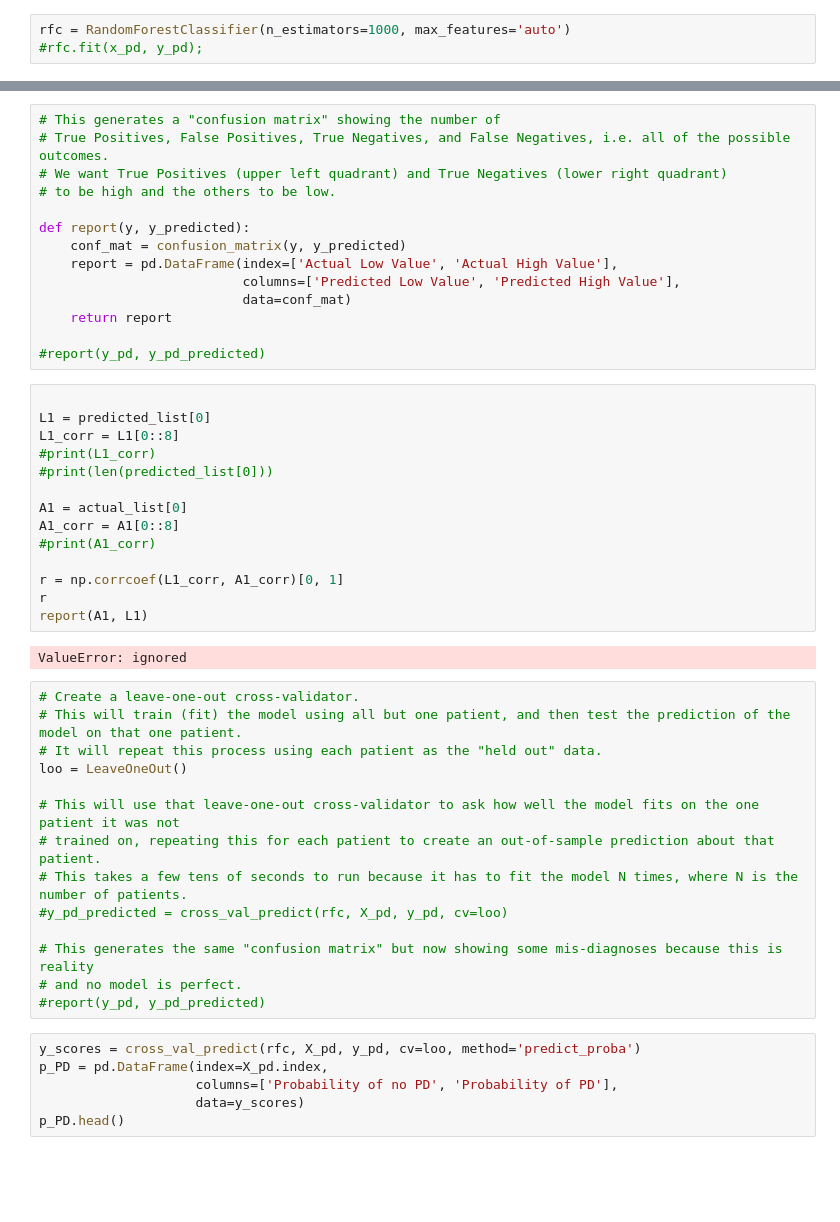
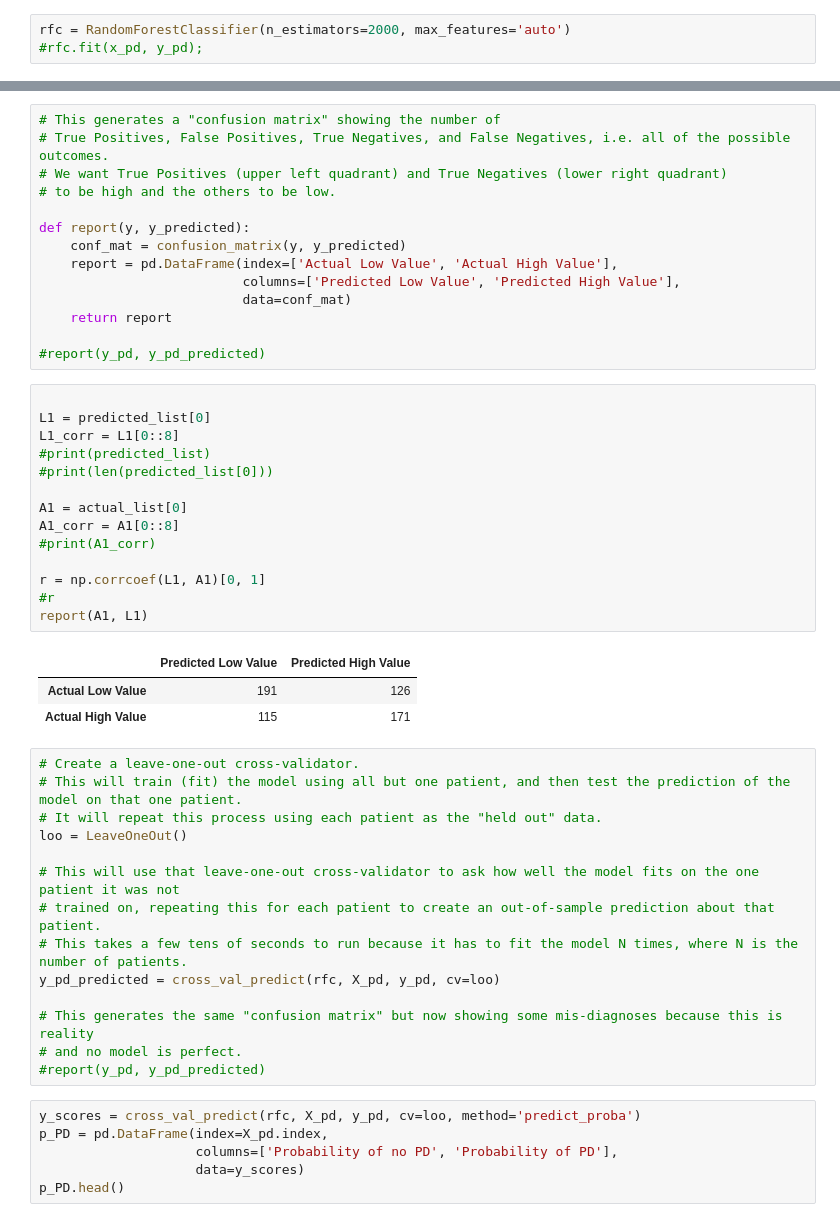
Before and after one commit to blelliott23/neuro-data-analysis-course, a Jupyter notebook: VDR_Decoding_v2.ipynb, the cells around one changed output, grey strips where cells are left out. Saved outputs shown, nothing was run; the diff lists cells and outputs as text; blank space fills up the shorter version.

```diff
--- a/VDR_Decoding_v2.ipynb
+++ b/VDR_Decoding_v2.ipynb
@@ -102,7 +102,7 @@ print(test_list)
 [122, 151, 72, 137, 45, 96, 6, 23, 92, 194, 7, 91, 36, 144, 19, 62, 157, 198, 189, 134, 35, 187, 173, 174, 94, 10, 65, 114, 105, 141, 102, 138, 34, 128, 130, 110, 150, 183, 31, 33, 163, 169, 111, 98,  ...
 [1, 2, 4, 8, 9, 11, 12, 13, 14, 15, 16, 18, 20, 21, 22, 24, 26, 27, 28, 29, 32, 37, 38, 39, 42, 43, 48, 49, 51, 52, 53, 57, 59, 60, 63, 64, 66, 67, 68, 69, 70, 71, 73, 74, 75, 79, 82, 84, 85, 87, 88,  ...
 # %%
-rfc = RandomForestClassifier(n_estimators=1000, max_features='auto')
+rfc = RandomForestClassifier(n_estimators=2000, max_features='auto')
 #rfc.fit(x_pd, y_pd);
 # %%
 #df_1 = df_1.drop(['Unnamed: 0','Subject'], axis=1)
@@ -192,19 +192,21 @@ def report(y, y_predicted):
 # %%
 
 L1 = predicted_list[0]
 L1_corr = L1[0::8]
-#print(L1_corr)
+#print(predicted_list)
 #print(len(predicted_list[0]))
 
 A1 = actual_list[0]
 A1_corr = A1[0::8]
 #print(A1_corr)
 
-r = np.corrcoef(L1_corr, A1_corr)[0, 1]
-r
+r = np.corrcoef(L1, A1)[0, 1]
+#r
 report(A1, L1)
 # %% [output]
-ValueError: ignored
+|  | Predicted Low Value | Predicted High Value |
+| Actual Low Value | 191 | 126 |
+| Actual High Value | 115 | 171 |
 # %%
 # Create a leave-one-out cross-validator.
 # This will train (fit) the model using all but one patient, and then test the prediction of the model on that one patient.
@@ -214,7 +216,7 @@ loo = LeaveOneOut()
 # This will use that leave-one-out cross-validator to ask how well the model fits on the one patient it was not
 # trained on, repeating this for each patient to create an out-of-sample prediction about that patient.
 # This takes a few tens of seconds to run because it has to fit the model N times, where N is the number of patients.
-#y_pd_predicted = cross_val_predict(rfc, X_pd, y_pd, cv=loo)
+y_pd_predicted = cross_val_predict(rfc, X_pd, y_pd, cv=loo)
 
 # This generates the same "confusion matrix" but now showing some mis-diagnoses because this is reality
 # and no model is perfect.
```
Also changed, not shown: parts of 1 cell of this notebook.
